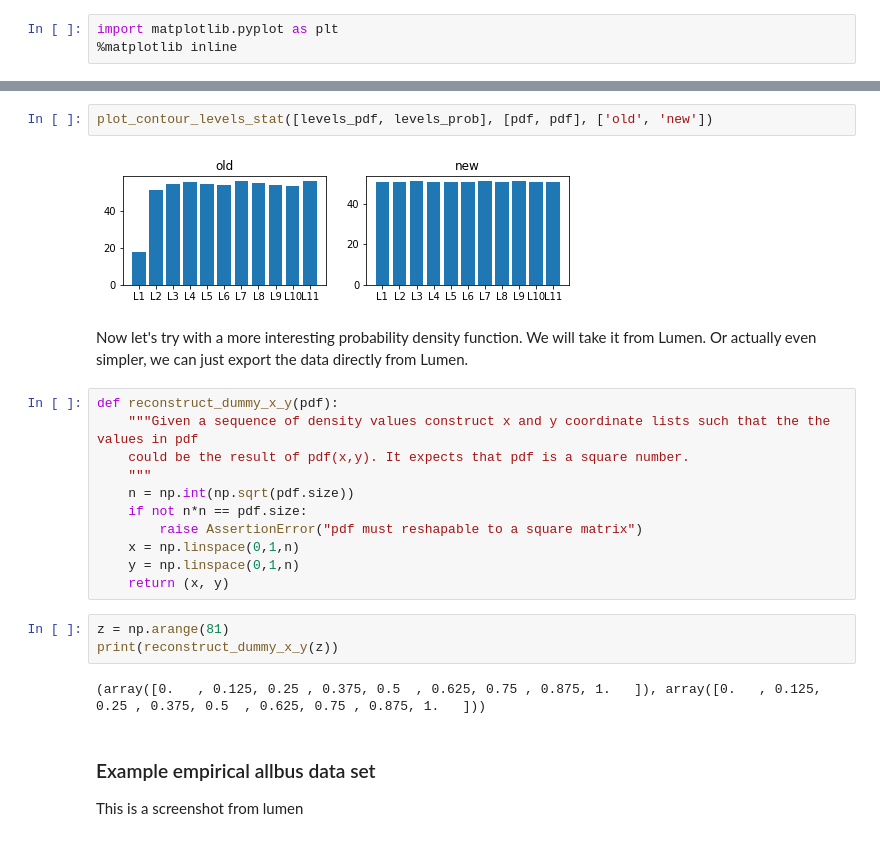
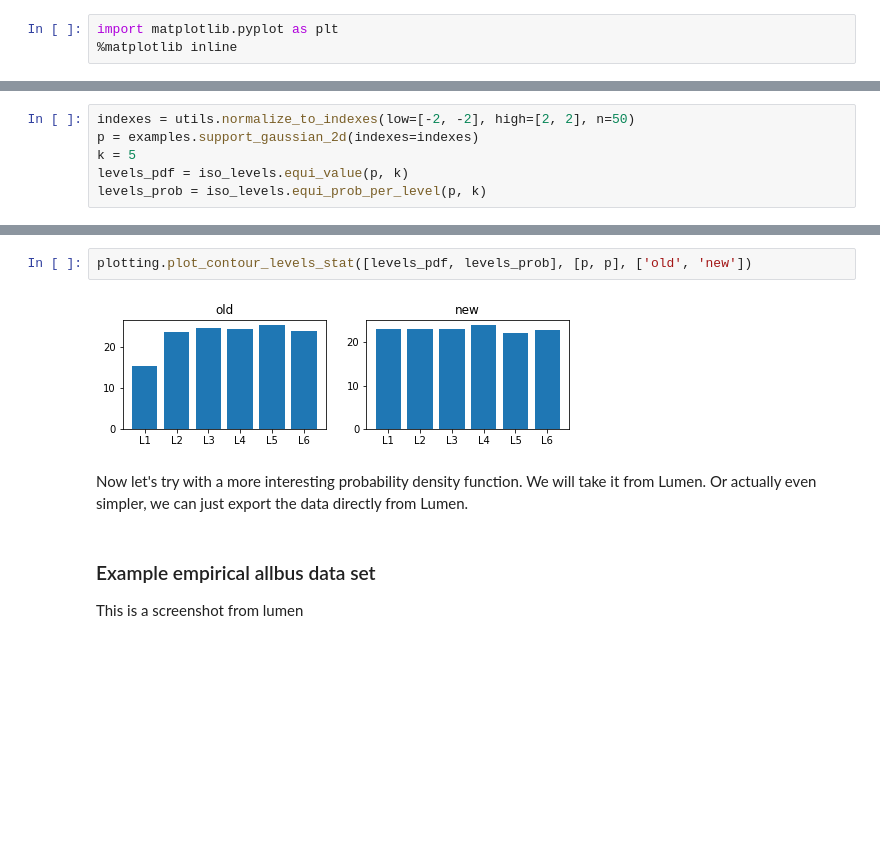
Before and after one commit to nandaloo/iso_value_selection, a Jupyter notebook: proof of concept.ipynb, the cells around one changed output, grey strips where cells are left out. Drawn from its saved outputs; the diff is of its cells as text; blank space fills up the shorter version.

```diff
--- a/proof of concept.ipynb
+++ b/proof of concept.ipynb
@@ -346,0 +172,6 @@ def plot_contour_levels_stat(levels_lst, pdf_lst, labels):
+# %%
+indexes = utils.normalize_to_indexes(low=[-2, -2], high=[2, 2], n=50)
+p = examples.support_gaussian_2d(indexes=indexes)
+k = 5
+levels_pdf = iso_levels.equi_value(p, k)
+levels_prob = iso_levels.equi_prob_per_level(p, k)
@@ -347,25 +182,9 @@ def plot_contour_levels_stat(levels_lst, pdf_lst, labels):
 # %%
-plot_contour_levels_stat([levels_pdf, levels_prob], [pdf, pdf], ['old', 'new'])
+plotting.plot_contour_levels_stat([levels_pdf, levels_prob], [p, p], ['old', 'new'])
 # %% [output]
-[figure, old version]
+[figure, new version]
 # %% [markdown]
 Now let's try with a more interesting probability density function. We will take it from Lumen. Or actually even simpler, we can just export the data directly from Lumen.
-# %%
-def reconstruct_dummy_x_y(pdf):
-    """Given a sequence of density values construct x and y coordinate lists such that the the values in pdf
-    could be the result of pdf(x,y). It expects that pdf is a square number.
-    """
-    n = np.int(np.sqrt(pdf.size))
-    if not n*n == pdf.size:
-        raise AssertionError("pdf must reshapable to a square matrix")
-    x = np.linspace(0,1,n)
-    y = np.linspace(0,1,n)
-    return (x, y)
-# %%
-z = np.arange(81)
-print(reconstruct_dummy_x_y(z))
-# %% [output]
-(array([0.   , 0.125, 0.25 , 0.375, 0.5  , 0.625, 0.75 , 0.875, 1.   ]), array([0.   , 0.125, 0.25 , 0.375, 0.5  , 0.625, 0.75 , 0.875, 1.   ]))
 # %% [markdown]
 ### Example empirical allbus data set
 This is a screenshot from lumen
```
Also changed, not shown: parts of 72 cells of this notebook, 6 other files.
